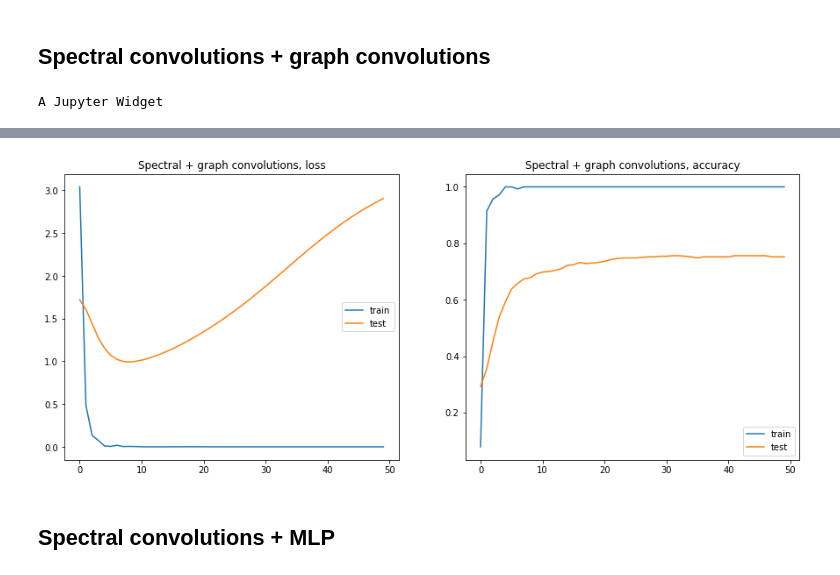
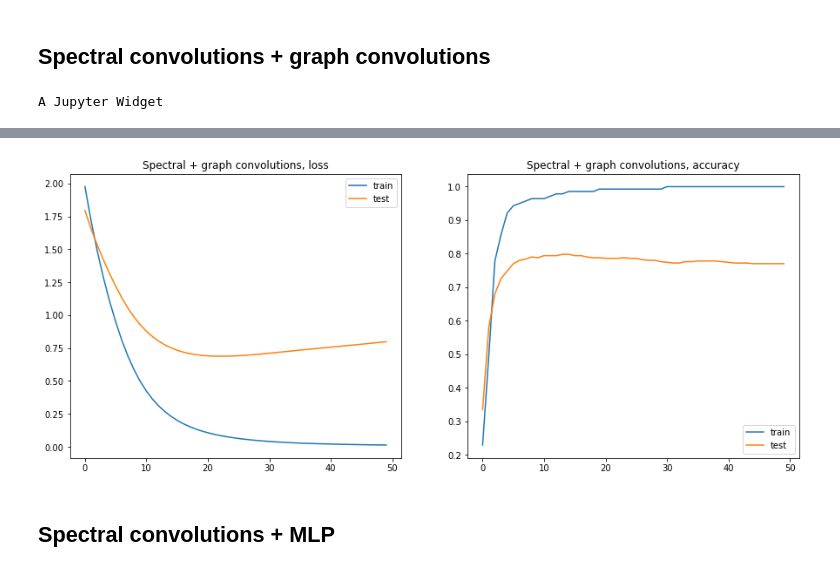
Before and after one commit to mvkolos/LanczosNet, a Jupyter notebook: experiments/masha/architecture_experiments.ipynb, the cells around one changed output, grey strips where cells are left out. Cells and saved outputs as stored; diff of their text form; code cells hidden in the pictures.

```diff
--- a/experiments/masha/architecture_experiments.ipynb
+++ b/experiments/masha/architecture_experiments.ipynb
@@ -45,4 +59,4 @@ plt.show()
 # %%
-k=20
-S, V, R = process_adjacency_matrix(A, k) #need only this one
-S, Q, T = process_adjacency_matrix(A, k, ritz=False)
+# k=20
+# S, V, R = process_adjacency_matrix(A, k) #need only this one
+# S, Q, T = process_adjacency_matrix(A, k, ritz=False)
@@ -118,8 +141,8 @@ class LanczosConvNet(nn.Module):
 
     def forward(self, adj, X, S, V, R):
         Z = self.spectral_conv(X, S, V, R)
-        Z = self.bn(self.dropout(Z))
-        Z = torch.cat((Z,X), 1)
+#         Z = self.bn(self.dropout(Z))
+        Z = torch.cat((Z, X), 1)
         Z = self.conv1(Z, adj)
         Z = self.conv2(Z, adj)
 
@@ -127,7 +150,7 @@ class LanczosConvNet(nn.Module):
 # %%
 n = adj.shape[0]
 feat_dim = features.shape[-1]
-short_scales = [1,5,7]
+short_scales = [1,3,5]
 long_scales = [10,20,30]
 num_classes = len(np.unique(labels))
 # %%
@@ -135,7 +158,7 @@ A = torch.Tensor(A).cuda()
 X = features.cuda()
 S = torch.Tensor(S).cuda()
 V = torch.Tensor(V).cuda()
-w = torch.Tensor(np.diag(R)).cuda()
+w = torch.Tensor(w).cuda()
 labels = torch.LongTensor(labels).cuda()
 # %%
 loss_train_vals = []
@@ -237,7 +260,7 @@ Test set results: loss= 0.7935 accuracy= 0.7800
 # %% [markdown]
 ## Spectral convolutions + graph convolutions
 # %%
-lr = 1e-3
+lr = 1e-4
 model = LanczosConvNet(k, feat_dim,  num_classes, short_scales, long_scales).cuda()
 optimizer = optim.Adam(model.parameters(), lr=lr)
 
@@ -264,4 +287,4 @@ Test set results: loss= 2.5218 accuracy= 0.7740
-[figure, old version]
+[figure, new version]
 # %% [markdown]
 ## Spectral convolutions + MLP
 # %%
```
Also changed, not shown: parts of 7 cells of this notebook, 1 other file.
